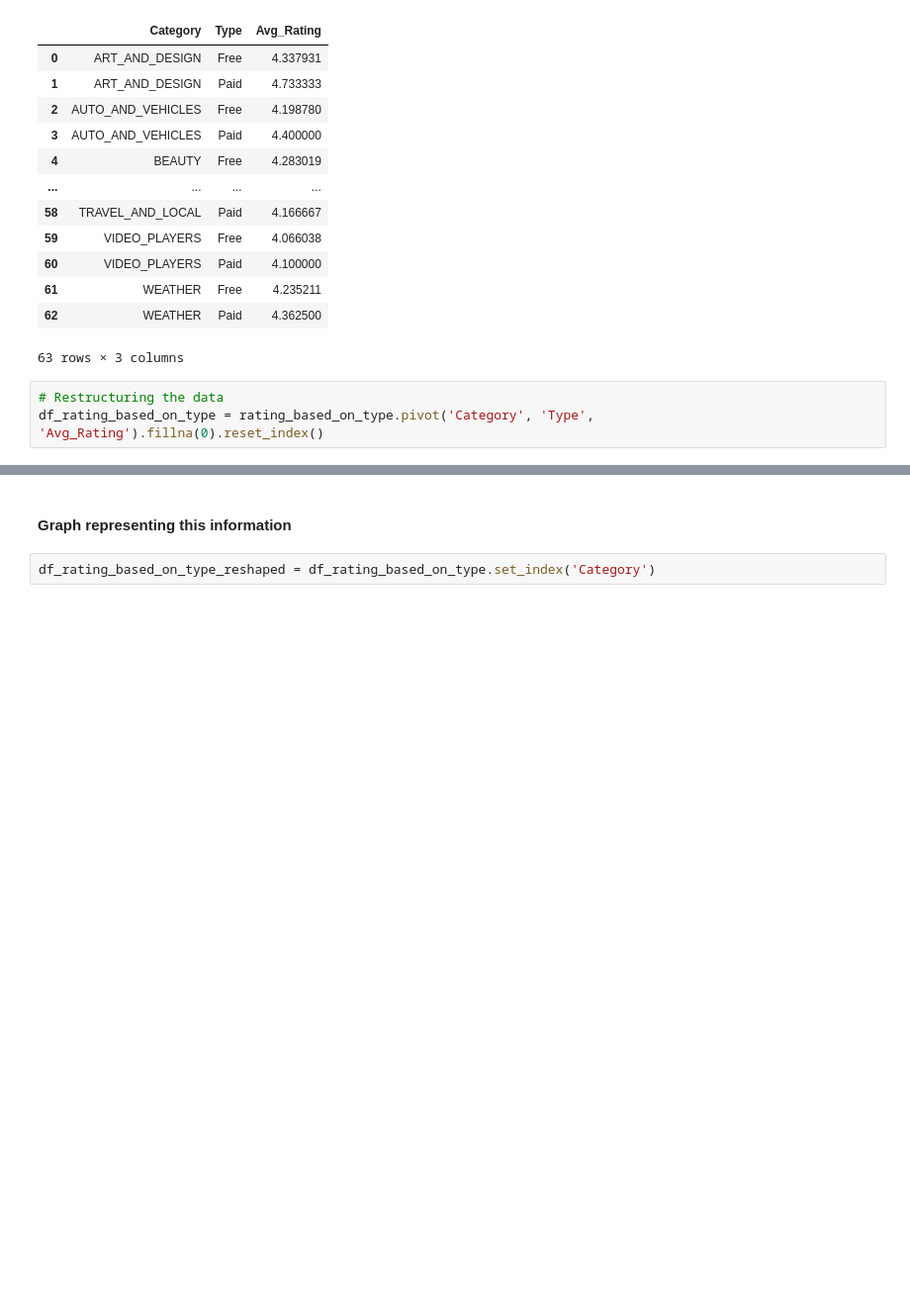
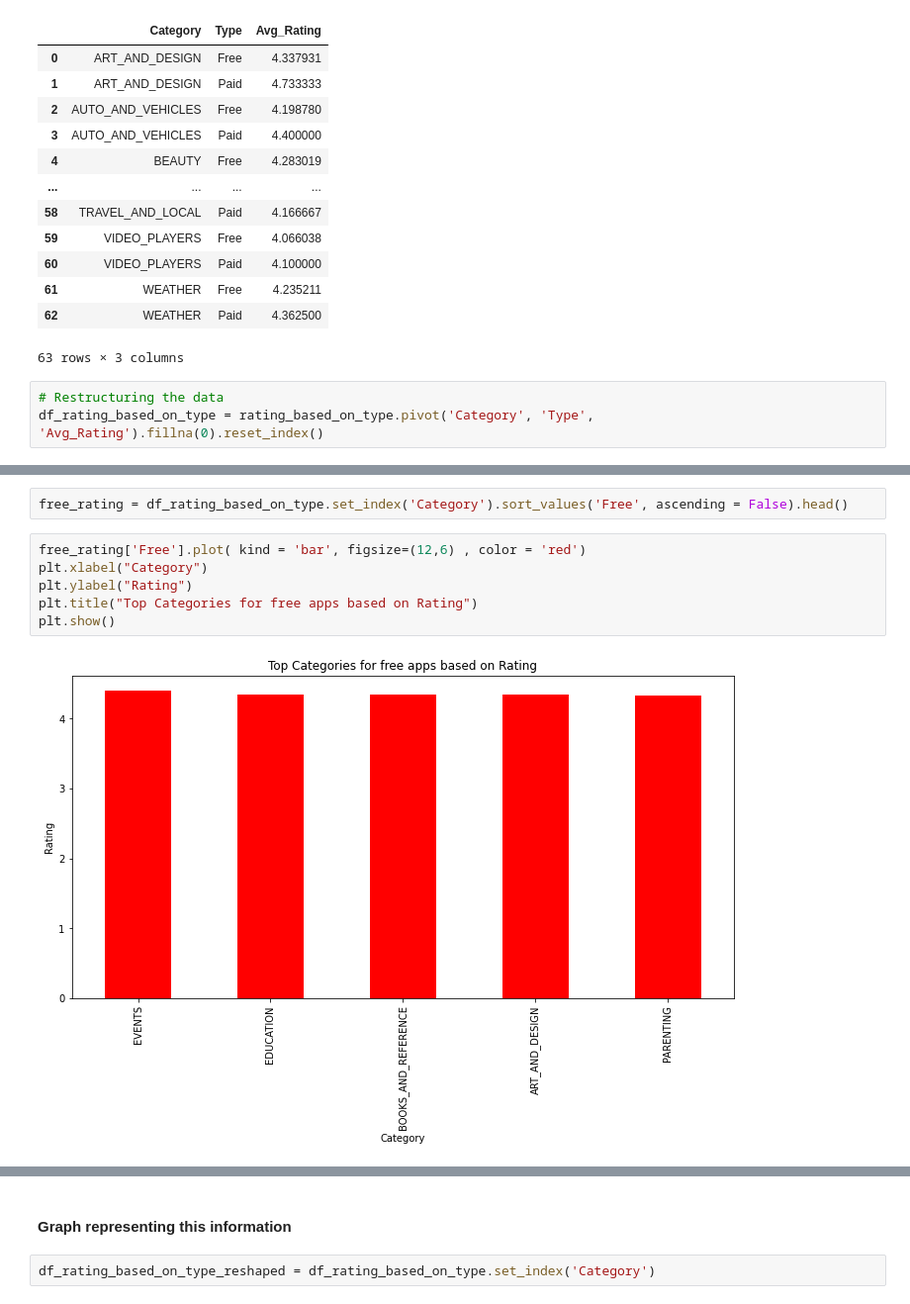
Before and after one commit to rohanroney/Play-Store-App-Review-Analysis, a Jupyter notebook: Rohan_Roney_Play_Store_App_Review_Analysis_Capstone_Project.ipynb, the cells around one changed output, grey strips where cells are left out. Shown: that part at 99% size. Cells and saved outputs as stored; diff of their text form; blank space fills up the shorter version.

```diff
--- a/Rohan_Roney_Play_Store_App_Review_Analysis_Capstone_Project.ipynb
+++ b/Rohan_Roney_Play_Store_App_Review_Analysis_Capstone_Project.ipynb
@@ -423,0 +322,10 @@ df_rating_based_on_type.sort_values('Paid', ascending = False).head()
+# %%
+free_rating = df_rating_based_on_type.set_index('Category').sort_values('Free', ascending = False).head()
+# %%
+free_rating['Free'].plot( kind = 'bar', figsize=(12,6) , color = 'red')
+plt.xlabel("Category")
+plt.ylabel("Rating")
+plt.title("Top Categories for free apps based on Rating")
+plt.show()
+# %% [output]
+[figure, added]
```
Also changed, not shown: parts of 42 cells of this notebook.
